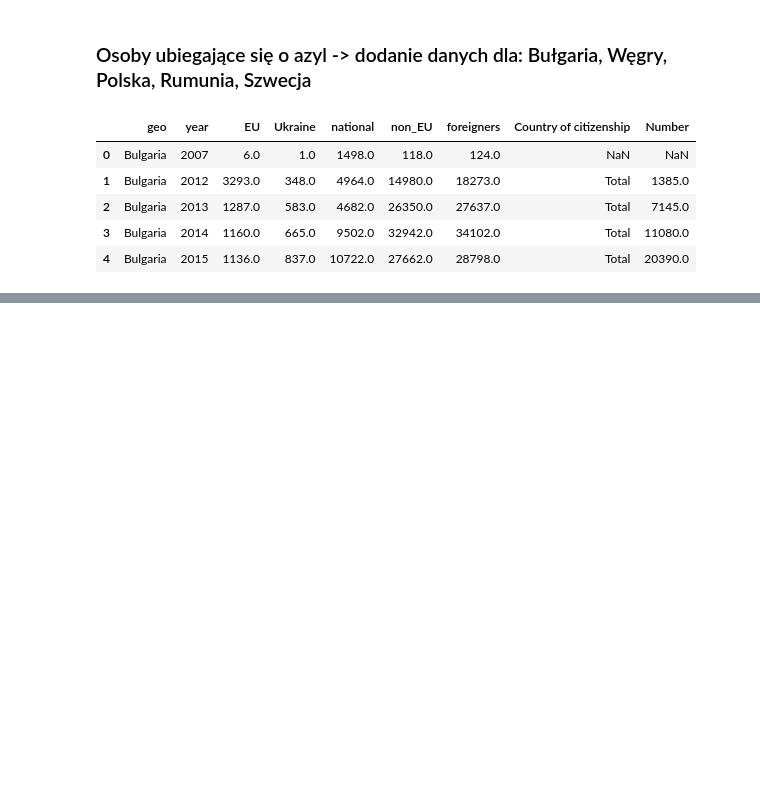
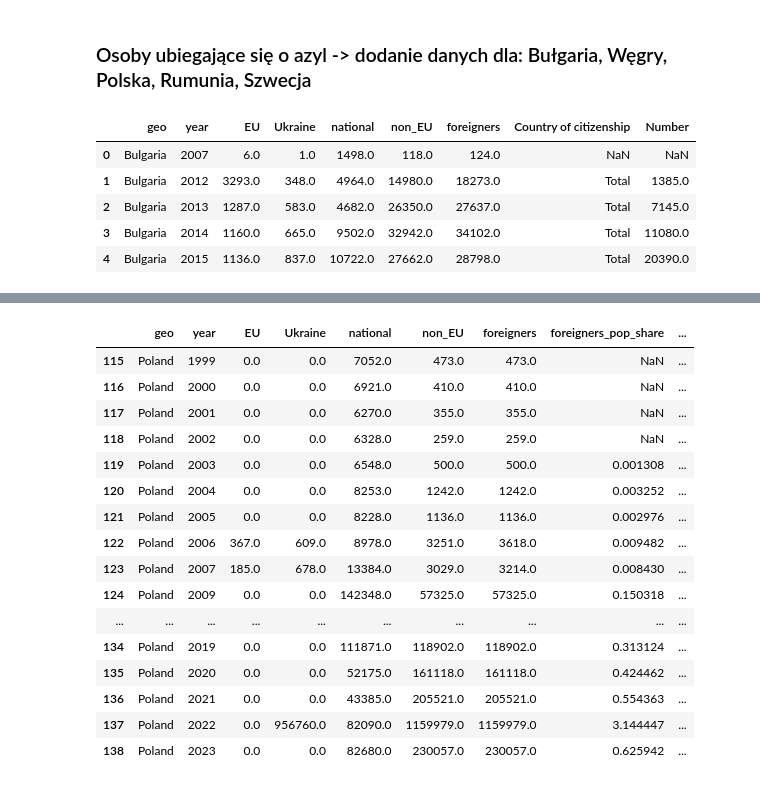
Before and after one commit to natix-x/Data-mining-in-Migration-Analysis, a Jupyter notebook: data_analysis/migration_numbers_combined.ipynb, the cells around one changed output, grey strips where cells are left out. Saved outputs shown, nothing was run; the diff lists cells and outputs as text; code cells hidden in the pictures; blank space fills up the shorter version.

Commit message:
Added data analysis - migration vs labor market | combined analysis - part 1

```diff
--- a/data_analysis/migration_numbers_combined.ipynb
+++ b/data_analysis/migration_numbers_combined.ipynb
@@ -310,0 +318,5 @@ df_merged2.drop(columns=['Number', 'Country of citizenship'], inplace=True)
+# %%
+pop_cit = pd.read_csv('../processed_data/country_population.csv')
+# %%
+selected_countries = ["Poland", "Bulgaria", "Romania", "Hungary", "France", "Italy", "Germany", "Sweden", "Spain", "Greece", "Slovenia"]
+pop_cit = pop_cit[(pop_cit['geo'].isin(selected_countries)) ]
@@ -310,0 +332,2 @@ df_merged2.drop(columns=['Number', 'Country of citizenship'], inplace=True)
+# %%
+merged3 = pd.merge(df_merged2, pop_cit, on=['geo', 'year'], how='left')
@@ -310,0 +343,27 @@ df_merged2.drop(columns=['Number', 'Country of citizenship'], inplace=True)
+# %%
+merged3['foreigners_pop_share'] = merged3['foreigners'] / merged3['Population number'] * 100
+merged3['non_EU_pop_share'] = merged3['non_EU'] / merged3['Population number'] * 100
+merged3['ukraine_pop_share'] = merged3['Ukraine'] / merged3['Population number'] * 100
+merged3['ukraine_for_share'] = merged3['Ukraine'] / merged3['foreigners'] * 100
+merged3['non_EU_for_share'] = merged3['non_EU'] / merged3['foreigners'] * 100
+merged3.drop(columns=['Population number'], inplace=True)
+# %%
+merged3[merged3['geo']=='Poland']
+# %% [output]
+|  | geo | year | EU | Ukraine | national | non_EU | foreigners | foreigners_pop_share | ... |
+| 115 | Poland | 1999 | 0.0 | 0.0 | 7052.0 | 473.0 | 473.0 | NaN | ... |
+| 116 | Poland | 2000 | 0.0 | 0.0 | 6921.0 | 410.0 | 410.0 | NaN | ... |
+| 117 | Poland | 2001 | 0.0 | 0.0 | 6270.0 | 355.0 | 355.0 | NaN | ... |
+| 118 | Poland | 2002 | 0.0 | 0.0 | 6328.0 | 259.0 | 259.0 | NaN | ... |
+| 119 | Poland | 2003 | 0.0 | 0.0 | 6548.0 | 500.0 | 500.0 | 0.001308 | ... |
+| 120 | Poland | 2004 | 0.0 | 0.0 | 8253.0 | 1242.0 | 1242.0 | 0.003252 | ... |
+| 121 | Poland | 2005 | 0.0 | 0.0 | 8228.0 | 1136.0 | 1136.0 | 0.002976 | ... |
+| 122 | Poland | 2006 | 367.0 | 609.0 | 8978.0 | 3251.0 | 3618.0 | 0.009482 | ... |
+| 123 | Poland | 2007 | 185.0 | 678.0 | 13384.0 | 3029.0 | 3214.0 | 0.008430 | ... |
+| 124 | Poland | 2009 | 0.0 | 0.0 | 142348.0 | 57325.0 | 57325.0 | 0.150318 | ... |
+| ... | ... | ... | ... | ... | ... | ... | ... | ... | ... |
+| 134 | Poland | 2019 | 0.0 | 0.0 | 111871.0 | 118902.0 | 118902.0 | 0.313124 | ... |
+| 135 | Poland | 2020 | 0.0 | 0.0 | 52175.0 | 161118.0 | 161118.0 | 0.424462 | ... |
+| 136 | Poland | 2021 | 0.0 | 0.0 | 43385.0 | 205521.0 | 205521.0 | 0.554363 | ... |
+| 137 | Poland | 2022 | 0.0 | 956760.0 | 82090.0 | 1159979.0 | 1159979.0 | 3.144447 | ... |
+| 138 | Poland | 2023 | 0.0 | 0.0 | 82680.0 | 230057.0 | 230057.0 | 0.625942 | ... |
```
Also changed, not shown: parts of 7 cells of this notebook.
